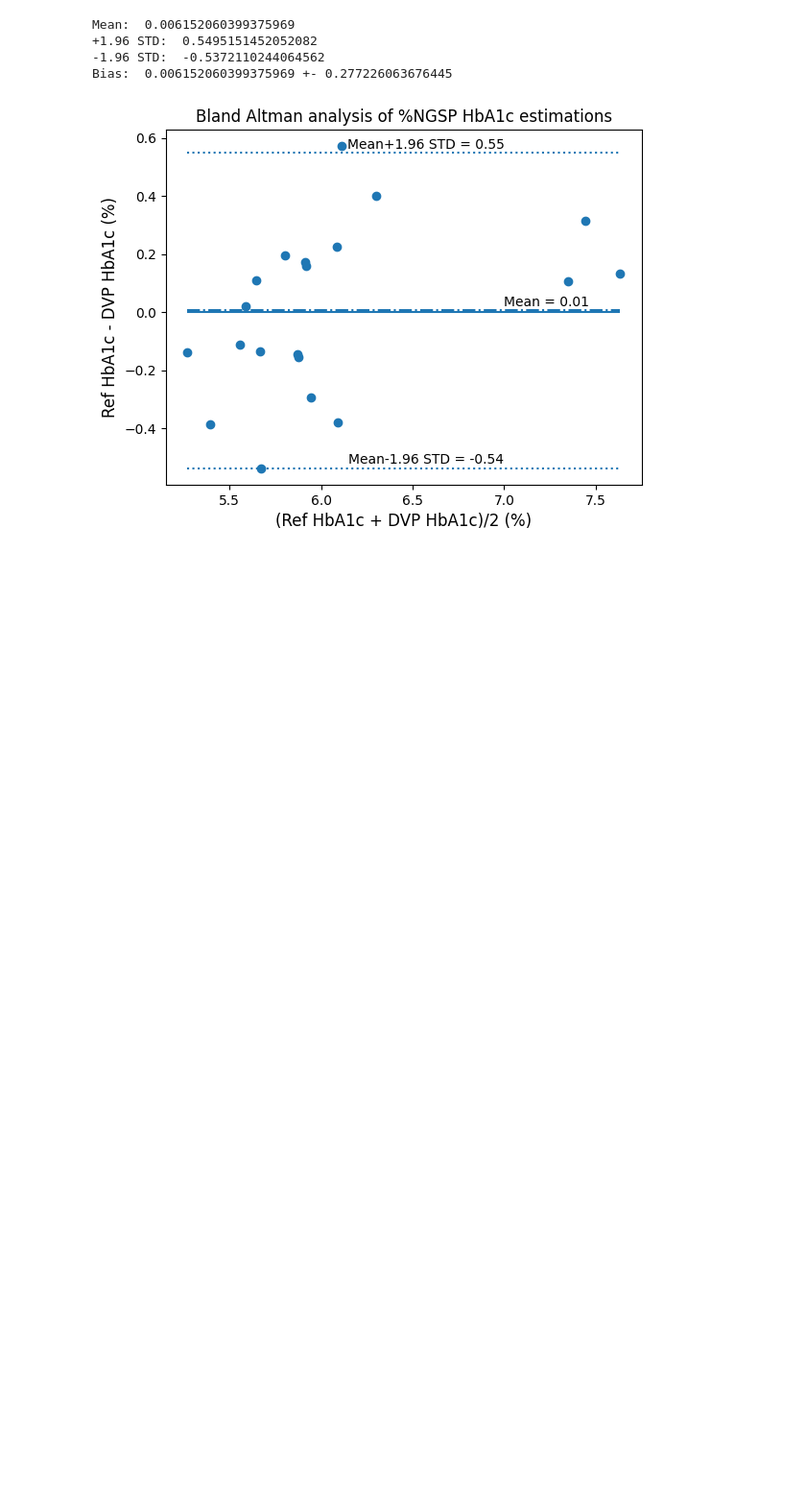
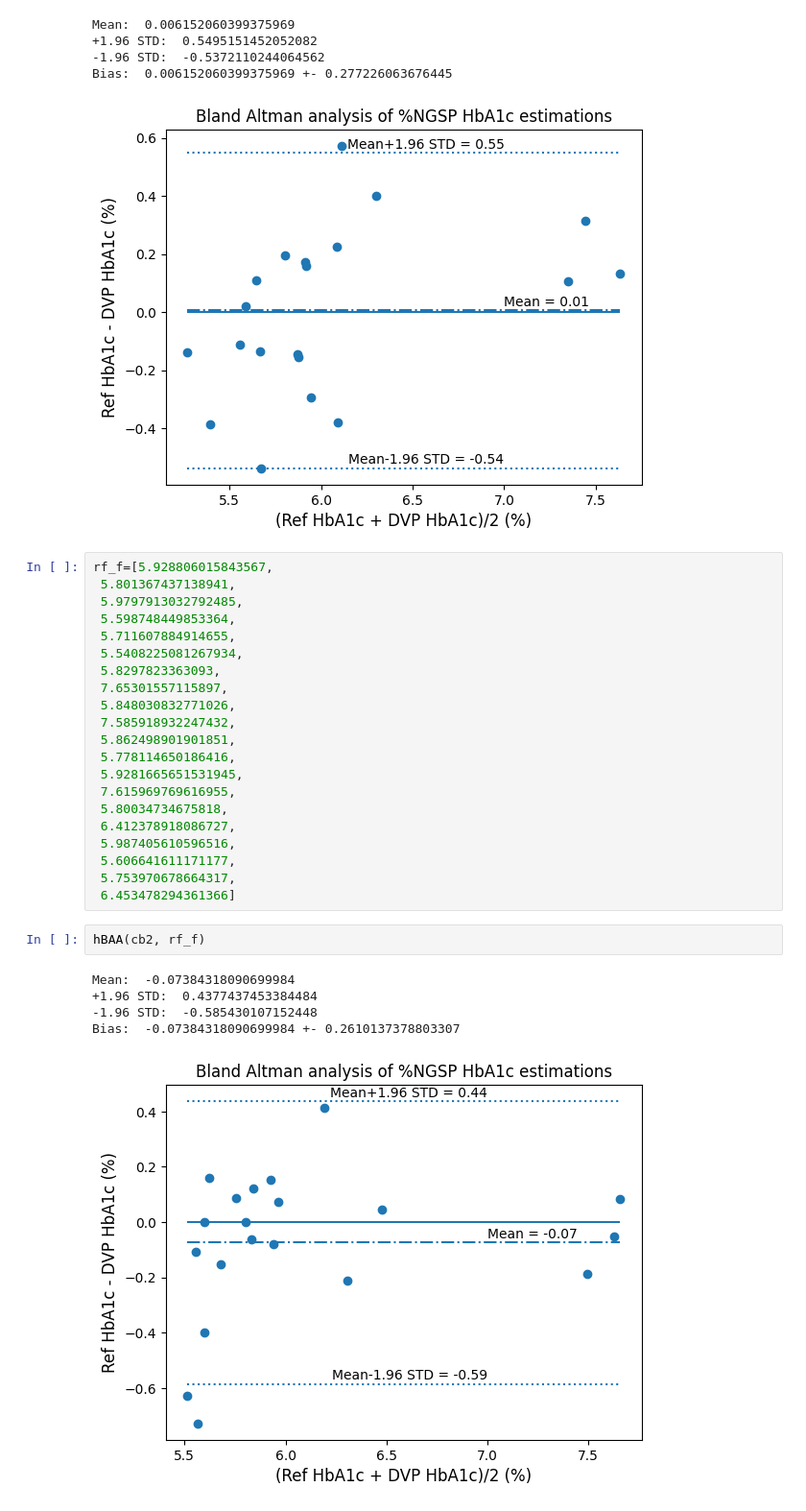
Before and after one commit to shamasatter/Estimating-HbA1c-from-PPG-using-ML, a Jupyter notebook: fig.ipynb, the cells around one changed output. Shown at 96% size. Cells and saved outputs as stored; diff of their text form; blank space fills up the shorter version.

```diff
--- a/fig.ipynb
+++ b/fig.ipynb
@@ -431,3 +431,32 @@ Mean:  0.006152060399375969
 -1.96 STD:  -0.5372110244064562
 Bias:  0.006152060399375969 +- 0.277226063676445
 [figure]
+# %%
+rf_f=[5.928806015843567,
+ 5.801367437138941,
+ 5.9797913032792485,
+ 5.598748449853364,
+ 5.711607884914655,
+ 5.5408225081267934,
+ 5.8297823363093,
+ 7.65301557115897,
+ 5.848030832771026,
+ 7.585918932247432,
+ 5.862498901901851,
+ 5.778114650186416,
+ 5.9281665651531945,
+ 7.615969769616955,
+ 5.80034734675818,
+ 6.412378918086727,
+ 5.987405610596516,
+ 5.606641611171177,
+ 5.753970678664317,
+ 6.453478294361366]
+# %%
+hBAA(cb2, rf_f)
+# %% [output]
+Mean:  -0.07384318090699984
++1.96 STD:  0.4377437453384484
+-1.96 STD:  -0.585430107152448
+Bias:  -0.07384318090699984 +- 0.2610137378803307
+[figure, added]
```
Also changed, not shown: 4 other files.
